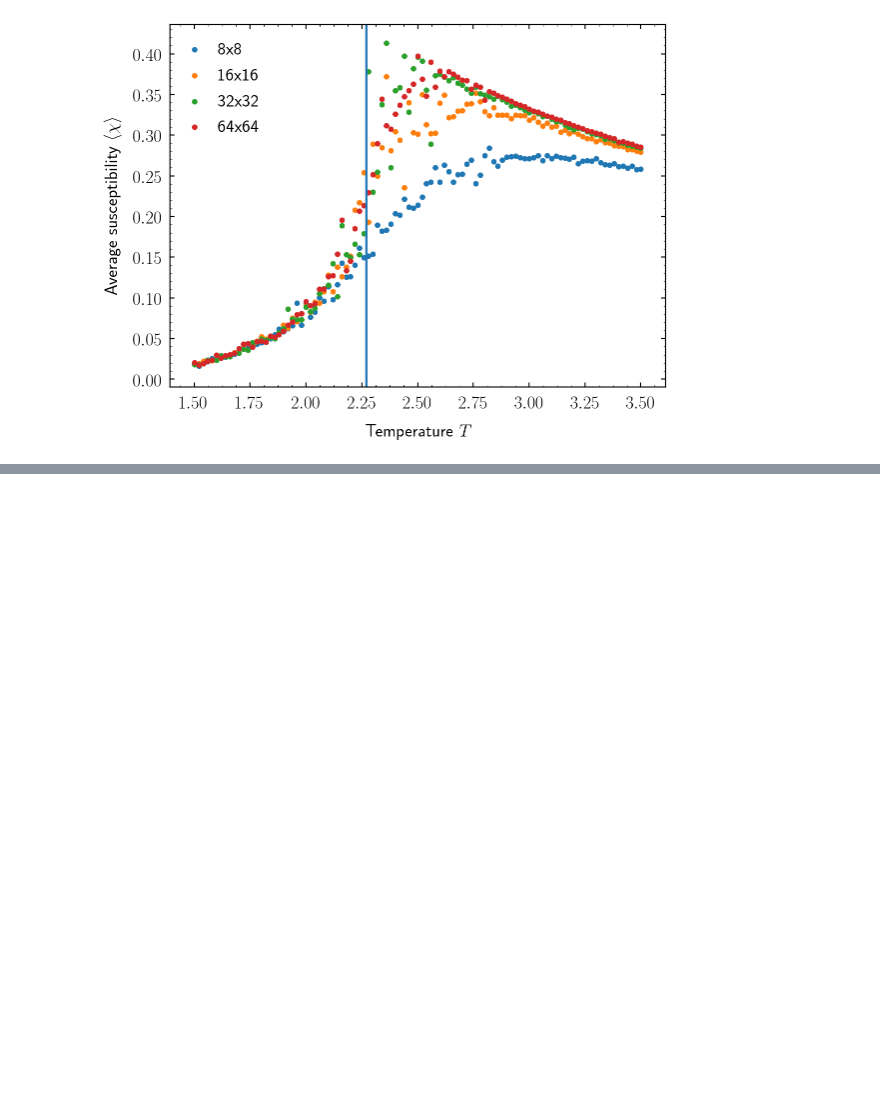
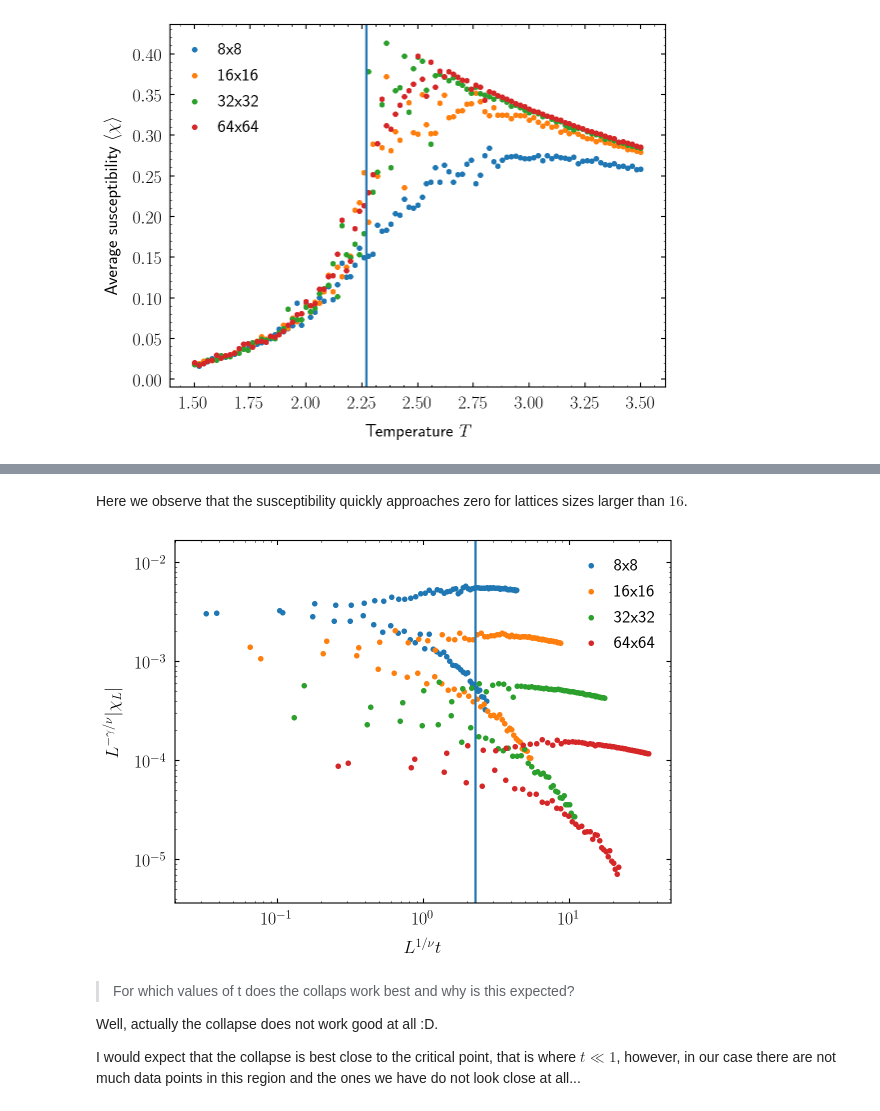
Before and after one commit to bodokaiser/ising, a Jupyter notebook: eval/Finite Size Scaling.ipynb, the cells around one changed output, grey strips where cells are left out. Drawn from its saved outputs; the diff is of its cells as text; code cells hidden in the pictures; blank space fills up the shorter version.

```diff
--- a/eval/Finite Size Scaling.ipynb
+++ b/eval/Finite Size Scaling.ipynb
@@ -127,0 +215,26 @@ We don't know how to read this result.
+# %% [markdown]
+Here we observe that the susceptibility quickly approaches zero for lattices sizes larger than $16$.
+# %%
+fig, axis = plt.subplots(figsize=(8, 6))
+
+axis.set_xlabel(r"$L^{1/\nu}t$")
+axis.set_ylabel(r"$L^{-\gamma/\nu}\vert \chi_L\vert$")
+
+for (l, chi) in suscep.items():
+    axis.scatter(t*l**(1/nu), np.abs(chi)*l**(beta/nu)/l**2, label=f"{l}x{l}")
+
+axis.axvline(2.27, -1, +1)
+
+axis.set_xscale("log")
+axis.set_yscale("log")
+
+plt.legend()
+plt.show()
+# %% [output]
+[figure, added]
+# %% [markdown]
+> For which values of t does the collaps work best and why is this expected?
+
+Well, actually the collapse does not work good at all :D.
+
+I would expect that the collapse is best close to the critical point, that is where $t\ll1$, however, in our case there are not much data points in this region and the ones we have do not look close at all...
```
Also changed, not shown: parts of 15 cells of this notebook, 2 other files.
